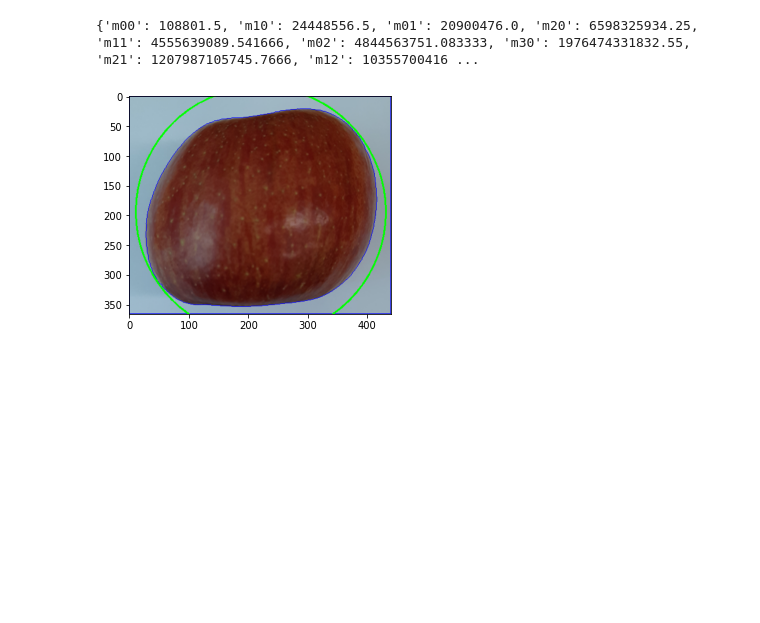
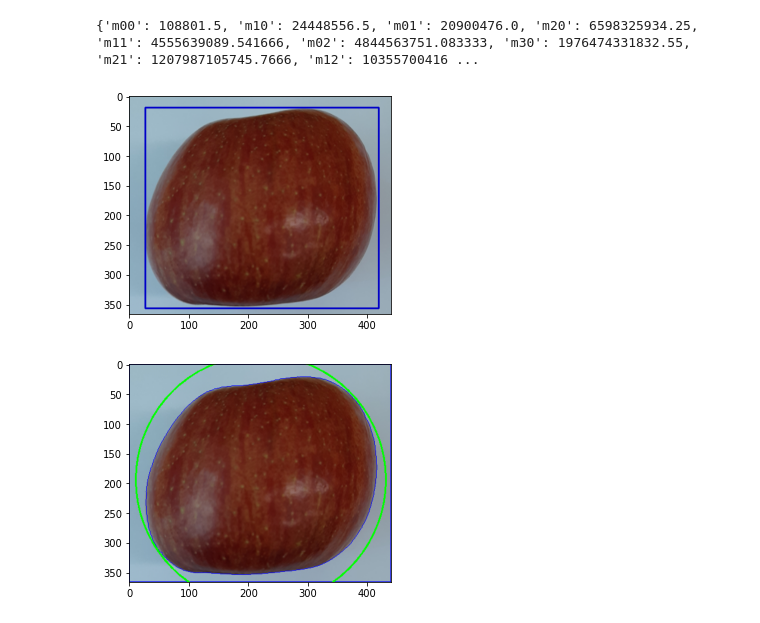
Before and after one commit to J-TKim/Pattern_Recognition, a Jupyter notebook: apple_segemetation.ipynb, the cells around one changed output. Cells and saved outputs as stored; diff of their text form; code cells hidden in the pictures; blank space fills up the shorter version.

```diff
--- a/apple_segemetation.ipynb
+++ b/apple_segemetation.ipynb
@@ -142,6 +146,21 @@ approx = cv2.approxPolyDP(cnt, epsilon, True)
 hull = cv2.convexHull(cnt)
 # %%
 k = cv2.isContourConvex(cnt)
+# %%
+img = cv2.imread(image_path)
+
+idx =0
+for cnt in contours:
+    idx += 1
+    x,y,w,h = cv2.boundingRect(cnt)
+    roi=img[y:y+h,x:x+w]
+    cv2.imwrite(str(idx) + '.jpg', roi)
+    cv2.rectangle(img,(x,y),(x+w,y+h),(200,0,0),2)
+
+plt.imshow(cv2.cvtColor(img,cv2.COLOR_BGR2RGB), "Accent")
+plt.show()
+# %% [output]
+[figure, added]
 # %%
 img = cv2.imread(image_path)
 img[markers == -1] = [255, 0, 0]
```
Also changed, not shown: parts of 6 cells of this notebook.
